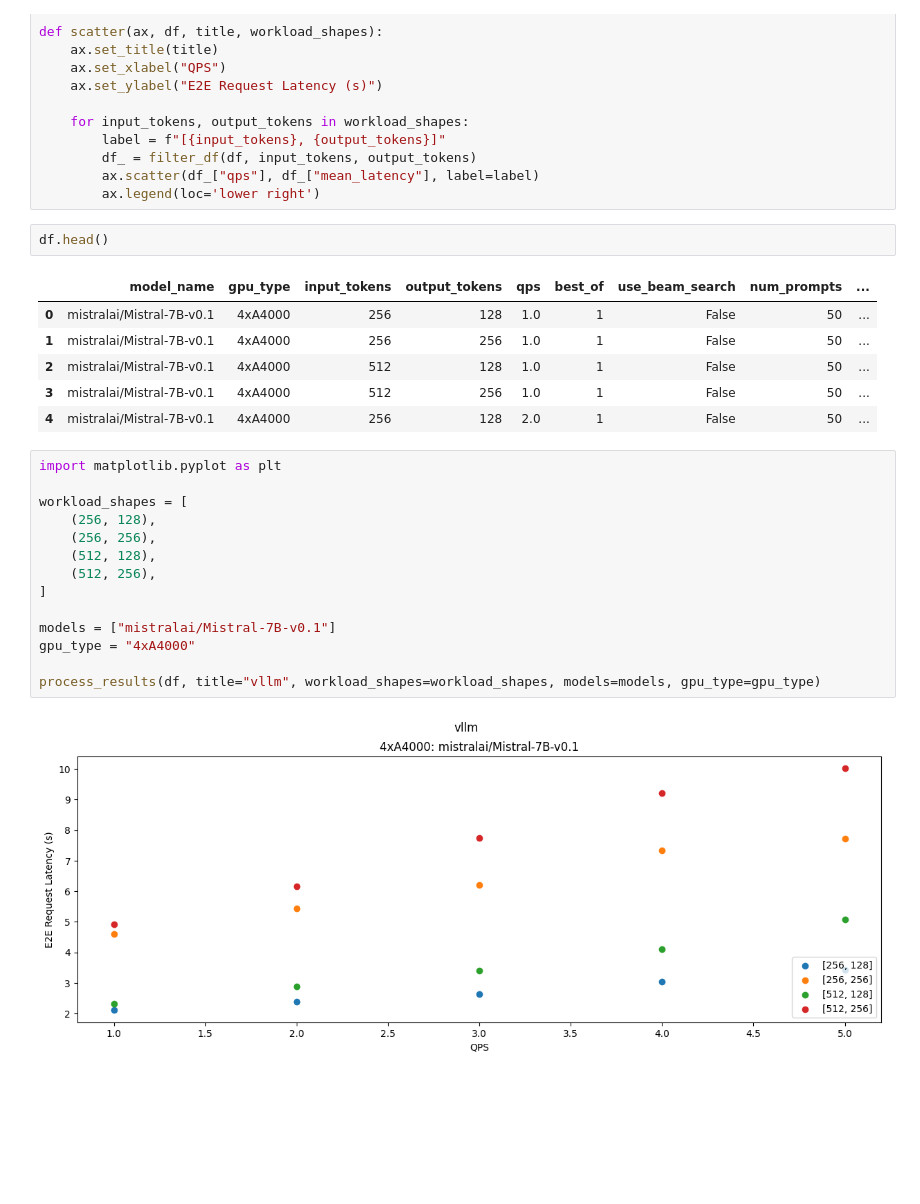
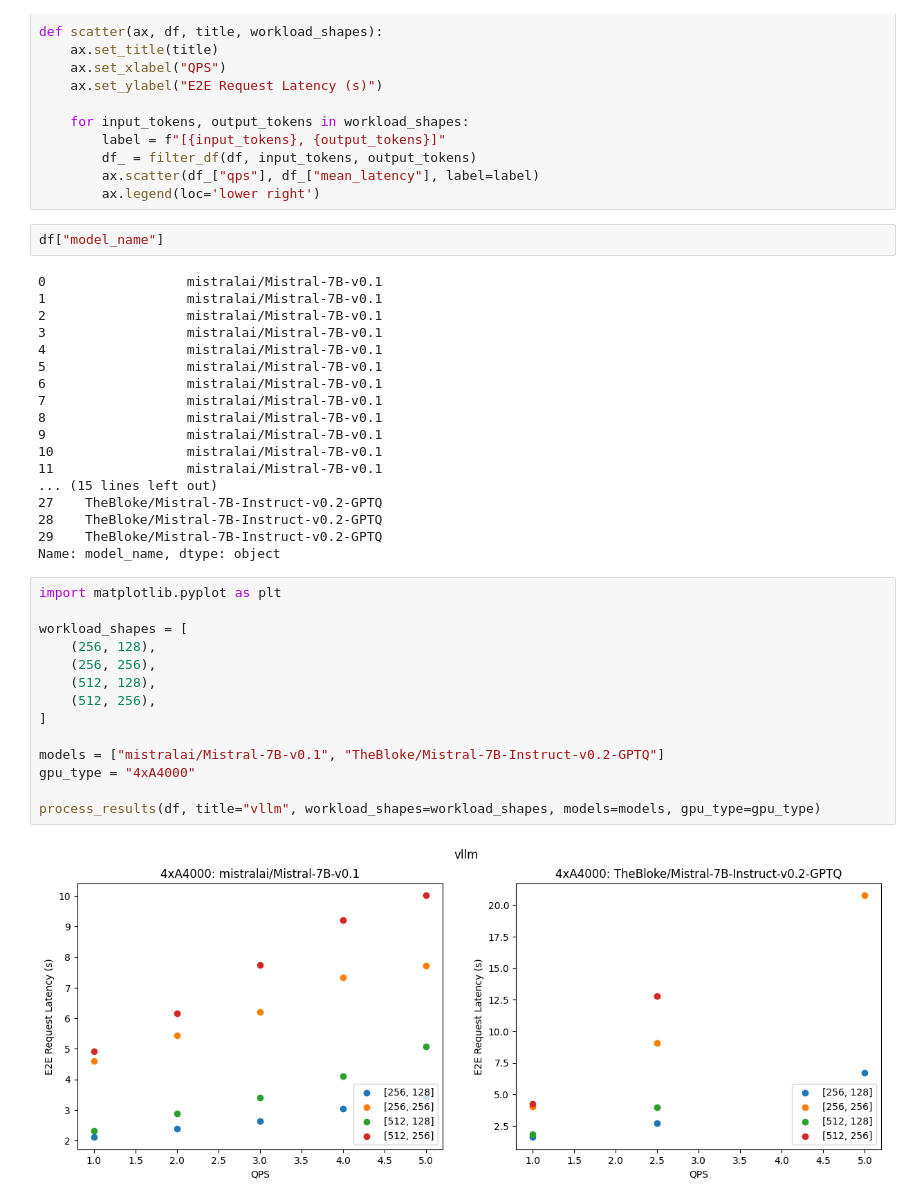
Before and after one commit to neuralmagic/vllm-benchmarking, a Jupyter notebook: server_benchmarking/visualization.ipynb, the cells around one changed output. Saved outputs shown, nothing was run; the diff lists cells and outputs as text; blank space fills up the shorter version.

```diff
--- a/server_benchmarking/visualization.ipynb
+++ b/server_benchmarking/visualization.ipynb
@@ -44,27 +44,38 @@ def scatter(ax, df, title, workload_shapes):
         ax.scatter(df_["qps"], df_["mean_latency"], label=label)
         ax.legend(loc='lower right')
 # %%
-df.head()
+df["model_name"]
 # %% [output]
-|  | model_name | gpu_type | input_tokens | output_tokens | qps | best_of | use_beam_search | num_prompts | ... |
-| 0 | mistralai/Mistral-7B-v0.1 | 4xA4000 | 256 | 128 | 1.0 | 1 | False | 50 | ... |
-| 1 | mistralai/Mistral-7B-v0.1 | 4xA4000 | 256 | 256 | 1.0 | 1 | False | 50 | ... |
-| 2 | mistralai/Mistral-7B-v0.1 | 4xA4000 | 512 | 128 | 1.0 | 1 | False | 50 | ... |
-| 3 | mistralai/Mistral-7B-v0.1 | 4xA4000 | 512 | 256 | 1.0 | 1 | False | 50 | ... |
-| 4 | mistralai/Mistral-7B-v0.1 | 4xA4000 | 256 | 128 | 2.0 | 1 | False | 50 | ... |
+0                  mistralai/Mistral-7B-v0.1
+1                  mistralai/Mistral-7B-v0.1
+2                  mistralai/Mistral-7B-v0.1
+3                  mistralai/Mistral-7B-v0.1
+4                  mistralai/Mistral-7B-v0.1
+5                  mistralai/Mistral-7B-v0.1
+6                  mistralai/Mistral-7B-v0.1
+7                  mistralai/Mistral-7B-v0.1
+8                  mistralai/Mistral-7B-v0.1
+9                  mistralai/Mistral-7B-v0.1
+10                 mistralai/Mistral-7B-v0.1
+11                 mistralai/Mistral-7B-v0.1
+... (15 lines left out)
+27    TheBloke/Mistral-7B-Instruct-v0.2-GPTQ
+28    TheBloke/Mistral-7B-Instruct-v0.2-GPTQ
+29    TheBloke/Mistral-7B-Instruct-v0.2-GPTQ
+Name: model_name, dtype: object
 # %%
 import matplotlib.pyplot as plt
 
 workload_shapes = [
     (256, 128),
     (256, 256),
     (512, 128),
     (512, 256),
 ]
 
-models = ["mistralai/Mistral-7B-v0.1"]
+models = ["mistralai/Mistral-7B-v0.1", "TheBloke/Mistral-7B-Instruct-v0.2-GPTQ"]
 gpu_type = "4xA4000"
 
 process_results(df, title="vllm", workload_shapes=workload_shapes, models=models, gpu_type=gpu_type)
 # %% [output]
-[figure, old version]
+[figure, new version]
```
Also changed, not shown: 2 other files.
